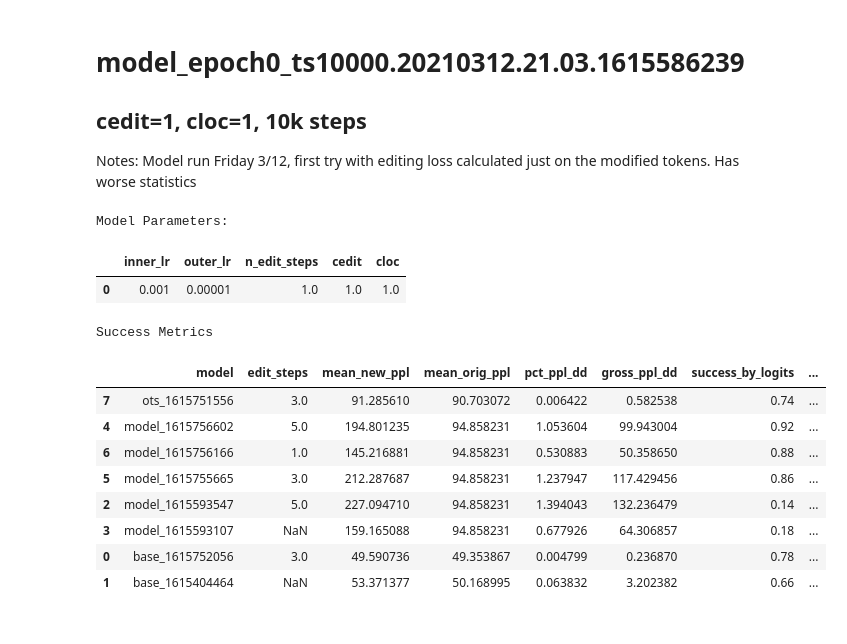
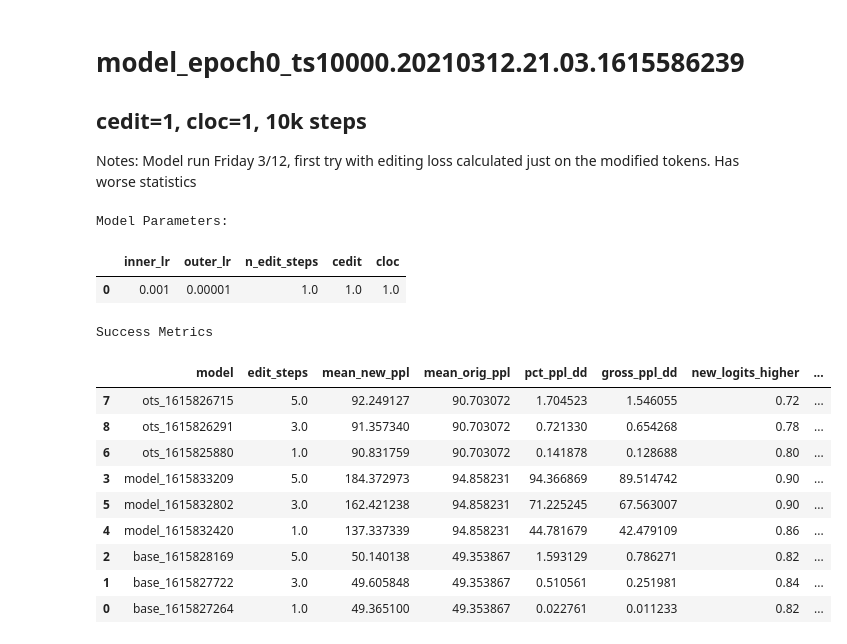
Before and after one commit to spencerbraun/editable_nlp, a Jupyter notebook: eval/Model_Comparisons.ipynb, the cells around one changed output. Drawn from its saved outputs; the diff is of its cells as text; code cells hidden in the pictures.

```diff
--- a/eval/Model_Comparisons.ipynb
+++ b/eval/Model_Comparisons.ipynb
@@ -53,19 +55,15 @@ class ModelComps:
         for name, model in self.models.items():
             mean_new_ppl = model.new_ppl.mean()
             mean_orig_ppl = model.orig_ppl.mean()
-            pct_ppl_dd = model.apply(lambda x: (x.new_ppl - x.orig_ppl)/x.orig_ppl, axis=1).mean()
+            pct_ppl_dd = model.apply(lambda x: 100*(x.new_ppl - x.orig_ppl)/x.orig_ppl, axis=1).mean()
             gross_ppl_dd = model.apply(lambda x: x.new_ppl - x.orig_ppl, axis=1).mean()
-            success_by_logits = model.success.mean()
+            new_logits_higher = model.success.mean()
+            new_logits_higher05 = model.apply(lambda x: x.new_logits > 0.95*x.orig_logits,axis=1).mean()
+            new_logits_higher10 = model.apply(lambda x: x.new_logits > 0.90*x.orig_logits,axis=1).mean()
 
-            try:
-                success_by_probs = model.apply(lambda x: x.new_prob > x.old_prob, axis=1).mean()
-            except AttributeError:
-                success_by_probs = np.nan
+            success_by_probs = model.apply(lambda x: x.new_prob > x.old_prob, axis=1).mean()
+            n_edit_steps = model.n_edit_steps.max()
 
-            try:
-                n_edit_steps = model.n_edit_steps.max()
-            except:
-                n_edit_steps = np.nan
 
             self.stats[name] = {
                 "edit_steps":n_edit_steps,
@@ -73,7 +71,9 @@ class ModelComps:
                 "mean_orig_ppl":mean_orig_ppl,
                 "pct_ppl_dd":pct_ppl_dd,
                 "gross_ppl_dd":gross_ppl_dd,
-                "success_by_logits":success_by_logits,
+                "new_logits_higher":new_logits_higher,
+                "new_logits_higher05":new_logits_higher05,
+                "new_logits_higher10":new_logits_higher10,
                 "success_by_probs":success_by_probs,
             }
 
@@ -107,13 +107,13 @@ class ModelComps:
 
     def runEvaluation(self, n_edit_steps=[1], ots=False, baseline=False):
 
+        model_path = f"../models/{self.model_name}"
+        model, tokenizer = utils.loadTrainedModel(model_path)
         dataloader = retrieveDataloader(
             tokenizer, bs=1, dataset='valid', max_obs=500
         )
 
         for nes in n_edit_steps:
-            model_path = f"../models/{self.model_name}"
-            model, tokenizer = loadTrainedModel(model_path)
             _, _ = evalSingleEdits(
                 model,
                 dataloader,
@@ -122,7 +122,7 @@ class ModelComps:
                 )
             if baseline:
                 base_path = f"../models/finetune/{self.baseline}"
-                model_baseline, _ = loadTrainedModel(base_path)
+                model_baseline, _ = utils.loadTrainedModel(base_path)
                 _, _ = evalSingleEdits(
                     model_baseline,
                     dataloader,
@@ -130,7 +130,7 @@ class ModelComps:
                     int(nes)
                     )
             if ots:
-                model_ots, _ = loadOTSModel()
+                model_ots, _ = utils.loadOTSModel()
                 _, _ = evalSingleEdits(
                     model_ots,
                     dataloader,
@@ -227,22 +323,23 @@ Notes: Model run Friday 3/12, first try with editing loss calculated just on the
 # %%
 comps = ModelComps(
     model_name="model_epoch0_ts10000.20210312.21.03.1615586239",
     base_name="gpt2_epoch0_ts10000.20210310.18.03.1615401990",
-    archive=True
+    archive=False
 )
 
 comps.summary()
 # %% [output]
 Model Parameters:
 |  | inner_lr | outer_lr | n_edit_steps | cedit | cloc |
 | 0 | 0.001 | 0.00001 | 1.0 | 1.0 | 1.0 |
 Success Metrics
-|  | model | edit_steps | mean_new_ppl | mean_orig_ppl | pct_ppl_dd | gross_ppl_dd | success_by_logits | ... |
-| 7 | ots_1615751556 | 3.0 | 91.285610 | 90.703072 | 0.006422 | 0.582538 | 0.74 | ... |
-| 4 | model_1615756602 | 5.0 | 194.801235 | 94.858231 | 1.053604 | 99.943004 | 0.92 | ... |
-| 6 | model_1615756166 | 1.0 | 145.216881 | 94.858231 | 0.530883 | 50.358650 | 0.88 | ... |
-| 5 | model_1615755665 | 3.0 | 212.287687 | 94.858231 | 1.237947 | 117.429456 | 0.86 | ... |
-| 2 | model_1615593547 | 5.0 | 227.094710 | 94.858231 | 1.394043 | 132.236479 | 0.14 | ... |
-| 3 | model_1615593107 | NaN | 159.165088 | 94.858231 | 0.677926 | 64.306857 | 0.18 | ... |
-| 0 | base_1615752056 | 3.0 | 49.590736 | 49.353867 | 0.004799 | 0.236870 | 0.78 | ... |
-| 1 | base_1615404464 | NaN | 53.371377 | 50.168995 | 0.063832 | 3.202382 | 0.66 | ... |
+|  | model | edit_steps | mean_new_ppl | mean_orig_ppl | pct_ppl_dd | gross_ppl_dd | new_logits_higher | ... |
+| 7 | ots_1615826715 | 5.0 | 92.249127 | 90.703072 | 1.704523 | 1.546055 | 0.72 | ... |
+| 8 | ots_1615826291 | 3.0 | 91.357340 | 90.703072 | 0.721330 | 0.654268 | 0.78 | ... |
+| 6 | ots_1615825880 | 1.0 | 90.831759 | 90.703072 | 0.141878 | 0.128688 | 0.80 | ... |
+| 3 | model_1615833209 | 5.0 | 184.372973 | 94.858231 | 94.366869 | 89.514742 | 0.90 | ... |
+| 5 | model_1615832802 | 3.0 | 162.421238 | 94.858231 | 71.225245 | 67.563007 | 0.90 | ... |
+| 4 | model_1615832420 | 1.0 | 137.337339 | 94.858231 | 44.781679 | 42.479109 | 0.86 | ... |
+| 2 | base_1615828169 | 5.0 | 50.140138 | 49.353867 | 1.593129 | 0.786271 | 0.82 | ... |
+| 1 | base_1615827722 | 3.0 | 49.605848 | 49.353867 | 0.510561 | 0.251981 | 0.84 | ... |
+| 0 | base_1615827264 | 1.0 | 49.365100 | 49.353867 | 0.022761 | 0.011233 | 0.82 | ... |
```
Also changed, not shown: parts of 10 cells of this notebook, 23 other files.
